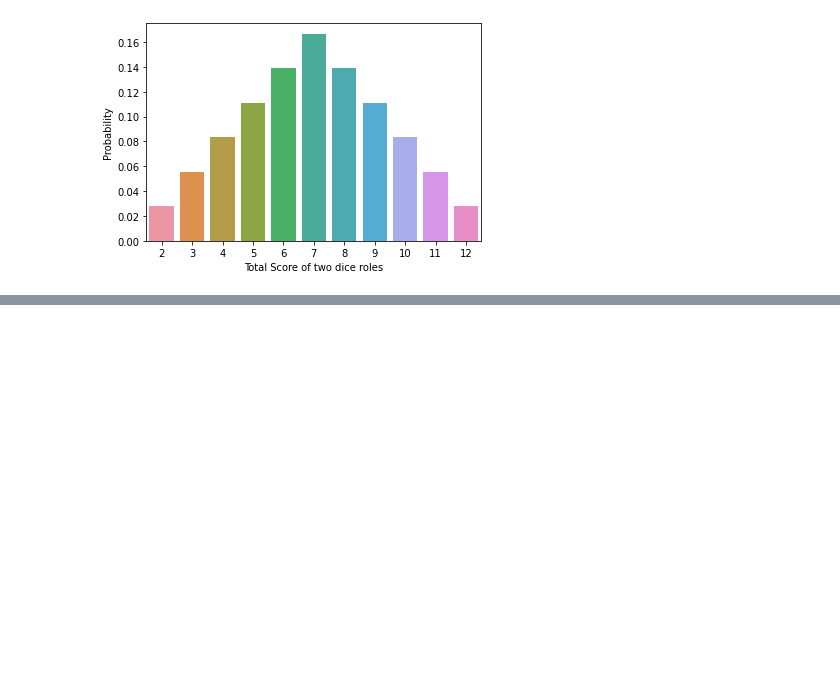
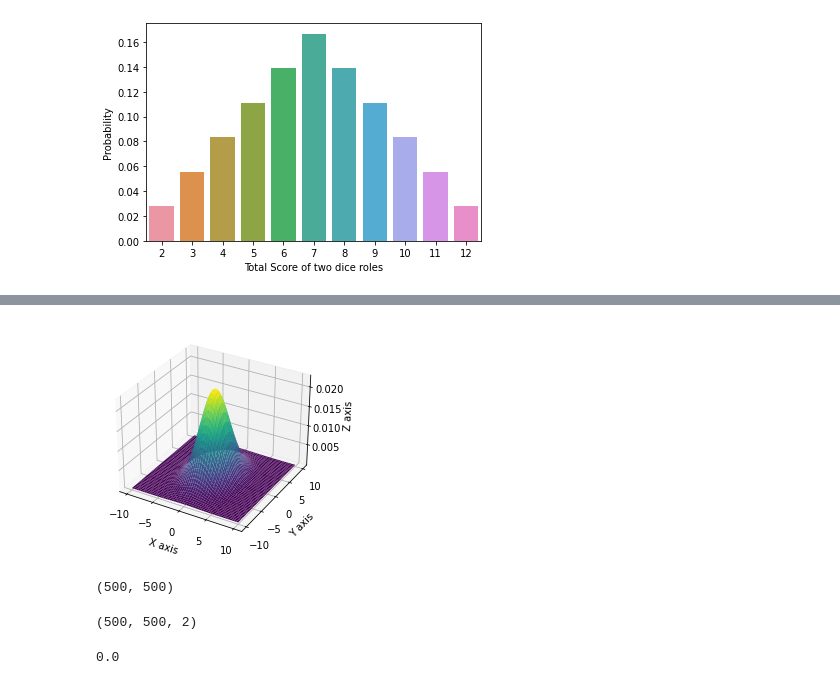
Before and after one commit to saurabhnirwan11/IIT_assignments, a Jupyter notebook: probability_assign_1.ipynb, the cells around one changed output, grey strips where cells are left out. Cells and saved outputs as stored; diff of their text form; code cells hidden in the pictures; blank space fills up the shorter version.

Commit message:
First_mini_project

```diff
--- a/probability_assign_1.ipynb
+++ b/probability_assign_1.ipynb
@@ -242,0 +274,43 @@ jjb
+# %%
+# We set the parameters for mu and sigma first.
+# The mu vector is taken as [0, 0] and the cov matrix is taken as [[5, 0]
+#                                                                  [0, 10]]
+mu_x = 0
+variance_x = 5
+
+mu_y = 0
+variance_y = 10
+
+# Creating the distribution with the given parameters.
+rv = scipy.stats.multivariate_normal([mu_x, mu_y], [[variance_x, 0], [0, variance_y]])
+
+#Creating a grid. This is important to plot 3D distributions.
+x = np.linspace(-10,10,500)
+y = np.linspace(-10,10,500)
+X, Y = np.meshgrid(x,y)
+pos = np.empty(X.shape + (2,))
+pos[:, :, 0] = X
+pos[:, :, 1] = Y
+#Make a 3D plot
+fig = plt.figure()
+ax = fig.gca(projection='3d')
+ax.plot_surface(X, Y, rv.pdf(pos),cmap='viridis',linewidth=0)
+ax.set_xlabel('X axis')
+ax.set_ylabel('Y axis')
+ax.set_zlabel('Z axis')
+plt.show()
+# %% [output]
+[figure, added]
+# %%
+print(X.shape)
+# %% [output]
+(500, 500)
+# %%
+X.shape + (2,)
+# %% [output]
+(500, 500, 2)
+# %%
+pos1 = np.empty(X.shape + (2,))
+print(pos1[0][0][0])
+# %% [output]
+0.0
```
Also changed, not shown: parts of 9 cells of this notebook, 3 other files.
